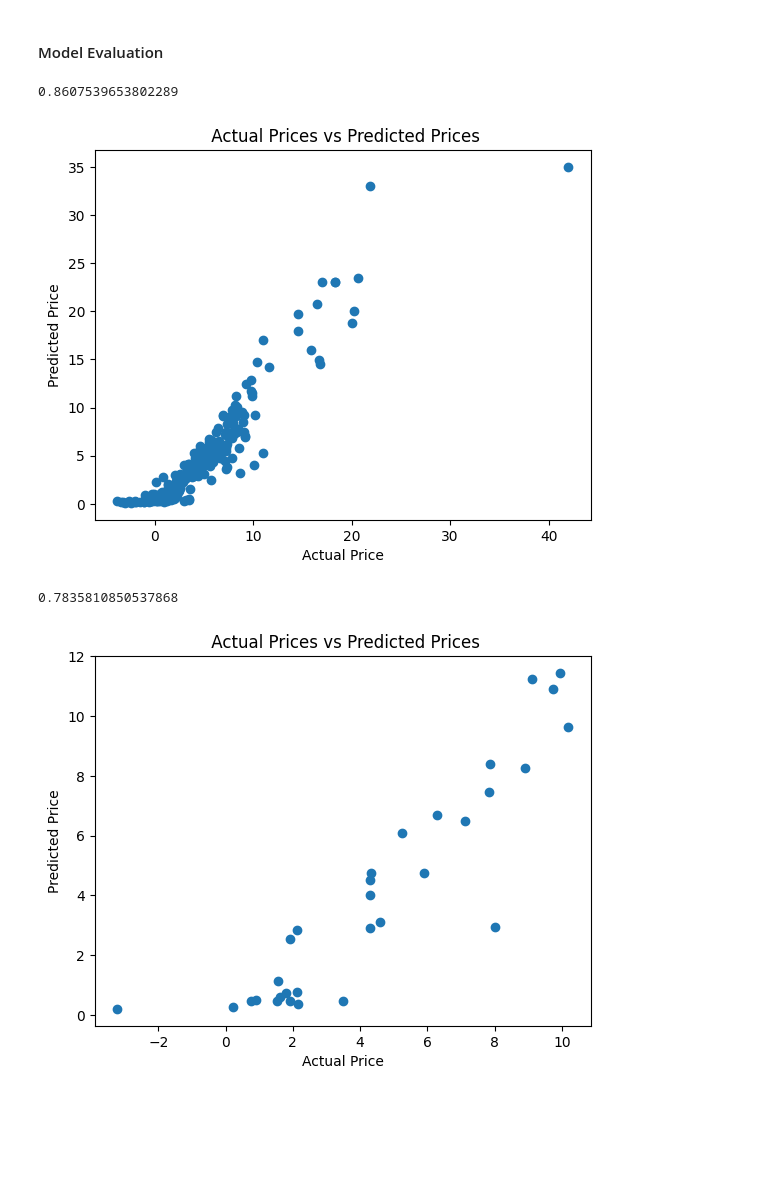
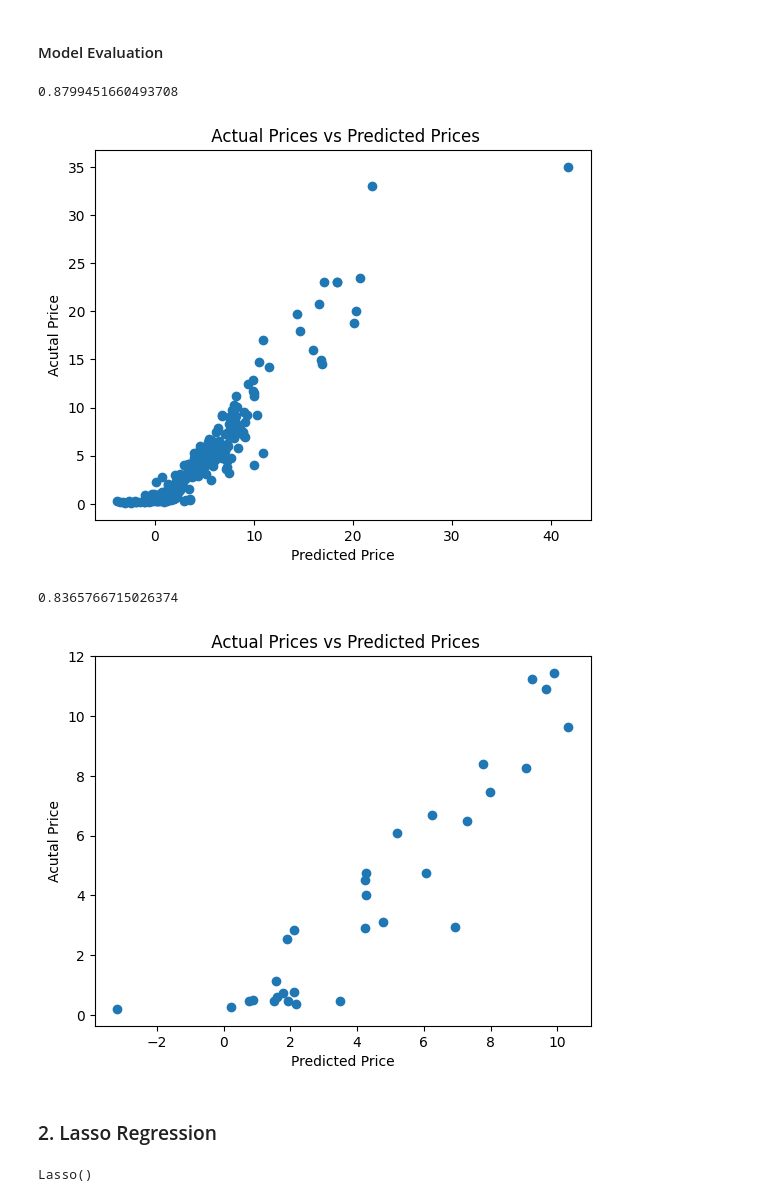
Before and after one commit to Abbasam8910/Machine-Learning-Projects, a Jupyter notebook: Machine Learning Project 8/Car Price Prediction.ipynb, the cells around one changed output. Drawn from its saved outputs; the diff is of its cells as text; code cells hidden in the pictures; blank space fills up the shorter version.

Commit message:
Car Price Prediction Lasso Regression

```diff
--- a/Machine Learning Project 8/Car Price Prediction.ipynb
+++ b/Machine Learning Project 8/Car Price Prediction.ipynb
@@ -93,7 +93,7 @@ car_data.shape
 # Encoding categorical Valeus
 # %%
 # Encoding "Fuel Type " column
-car_data.replace({'Fuel_Type':{'Petrol':0, 'Diesel':1, 'CNG':3}}, inplace=True)
+car_data.replace({'Fuel_Type':{'Petrol':0, 'Diesel':1, 'CNG':2}}, inplace=True)
 
 # Encoding "Seller Type" column
 car_data.replace({'Seller_Type':{'Dealer':0, 'Individual':1}}, inplace=True)
@@ -177,20 +177,20 @@ train_data_prediciton = LR_model.predict(X_train)
 
 # Rscore
 
-error_score = r2_score(train_data_prediciton, Y_train)
+error_score = r2_score(Y_train, train_data_prediciton)
 print(error_score)
 # %% [output]
-0.8607539653802289
+0.8799451660493708
 # %%
 # Visualization on actual vs predicted price
 
 plt.scatter(train_data_prediciton, Y_train)
-plt.xlabel("Actual Price")
-plt.ylabel("Predicted Price")
+plt.xlabel("Predicted Price")
+plt.ylabel("Acutal Price")
 plt.title(" Actual Prices vs Predicted Prices")
 plt.show()
 # %% [output]
-[figure, old version]
+[figure, new version]
 # %%
 # Prediction on Test data
 
@@ -198,16 +198,18 @@ test_data_prediction = LR_model.predict(X_test)
 
 # R Score
 
-error_score = r2_score(test_data_prediction, Y_test)
+error_score = r2_score(Y_test, test_data_prediction)
 print(error_score)
 # %% [output]
-0.7835810850537868
+0.8365766715026374
 # %%
 # Visualization on actual vs predicted
 plt.scatter(test_data_prediction, Y_test)
-plt.xlabel("Actual Price")
-plt.ylabel("Predicted Price")
+plt.xlabel("Predicted Price")
+plt.ylabel("Acutal Price")
 plt.title(" Actual Prices vs Predicted Prices")
 plt.show()
 # %% [output]
-[figure, old version]
+[figure, new version]
+# %% [markdown]
+### 2. Lasso Regression
@@ -213,0 +218,4 @@ plt.show()
+# %%
+lasso_model.fit(X_train, Y_train)
+# %% [output]
+Lasso()
```
Also changed, not shown: parts of 7 cells of this notebook.
